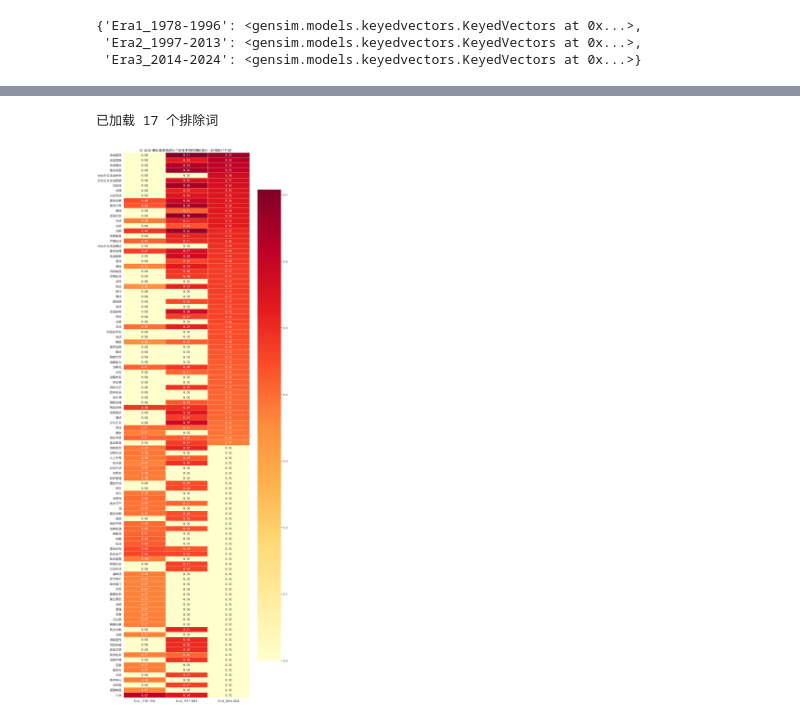
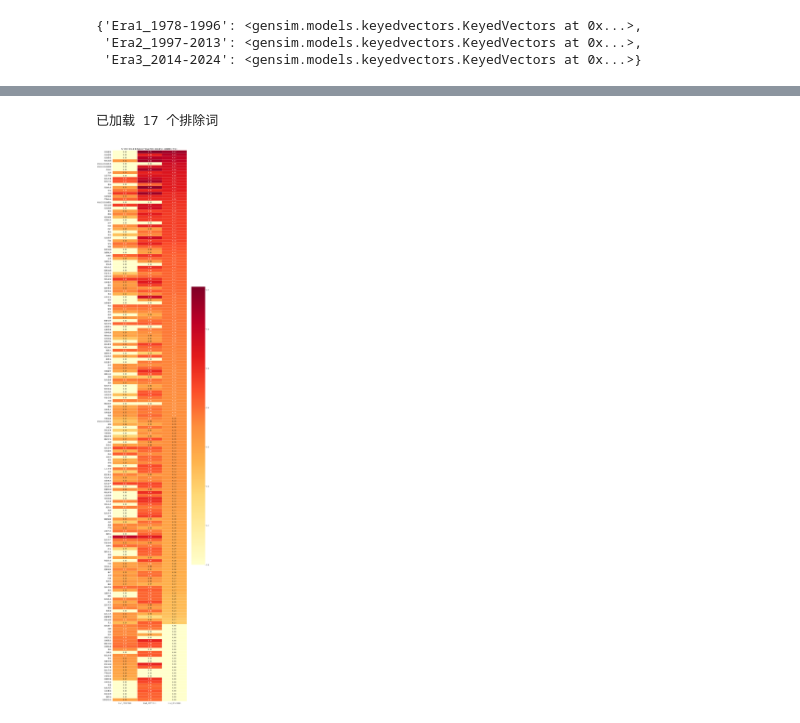
Before and after one commit to xuangu-fang/law-word-vector, a Jupyter notebook: notebooks/vis.ipynb, the cells around one changed output, grey strips where cells are left out. Saved outputs shown, nothing was run; the diff lists cells and outputs as text; code cells hidden in the pictures.

```diff
--- a/notebooks/vis.ipynb
+++ b/notebooks/vis.ipynb
@@ -200,7 +126,7 @@ models
  'Era2_1997-2013': <gensim.models.keyedvectors.KeyedVectors at 0x...>,
  'Era3_2014-2024': <gensim.models.keyedvectors.KeyedVectors at 0x...>}
 # %%
-def visualize_similar_words_across_periods(similar_words_by_period, focus_word, top_n=20, exclude_words_path=None):
+def visualize_similar_words_across_periods(similar_words_by_period, focus_word, top_n=20, exclude_words_path=None, normalize=False):
     """
     可视化不同时期相似词的变化
 
@@ -258,6 +184,9 @@ def visualize_similar_words_across_periods(similar_words_by_period, focus_word,
         word_sim_dict = dict(filtered_similar_words[period])
         for word in all_top_words:
             df.loc[word, period] = word_sim_dict.get(word, 0)
+        if normalize:
+            sum_sim = sum(sim for word, sim in filtered_similar_words[period])
+            filtered_similar_words[period] = [(word, sim / sum_sim) for word, sim in filtered_similar_words[period]]
 
     # 确保所有值都是浮点数
     df = df.astype(float)
@@ -287,13 +443,18 @@ def visualize_similar_words_across_periods(similar_words_by_period, focus_word,
+# %%
+# 创建一个示例排除词库文件
+exclude_words_path = "exclude_words.txt"
+focus_word = "法治"
 # %%
 similarity_df = visualize_similar_words_across_periods(
-    similar_words_by_period,
+    similar_words_by_period_union,
     focus_word,
-    top_n=50,
-    exclude_words_path=exclude_words_path
+    top_n=100,
+    exclude_words_path=exclude_words_path,
+    normalize=False
 )
 # %% [output]
 已加载 17 个排除词
-[figure, old version]
+[figure, new version]
 # %%
 def get_common_top_words(similar_words_by_period, top_n=50, exclude_words_path=None):
     """
```
Also changed, not shown: parts of 8 cells of this notebook, 26 other files.
